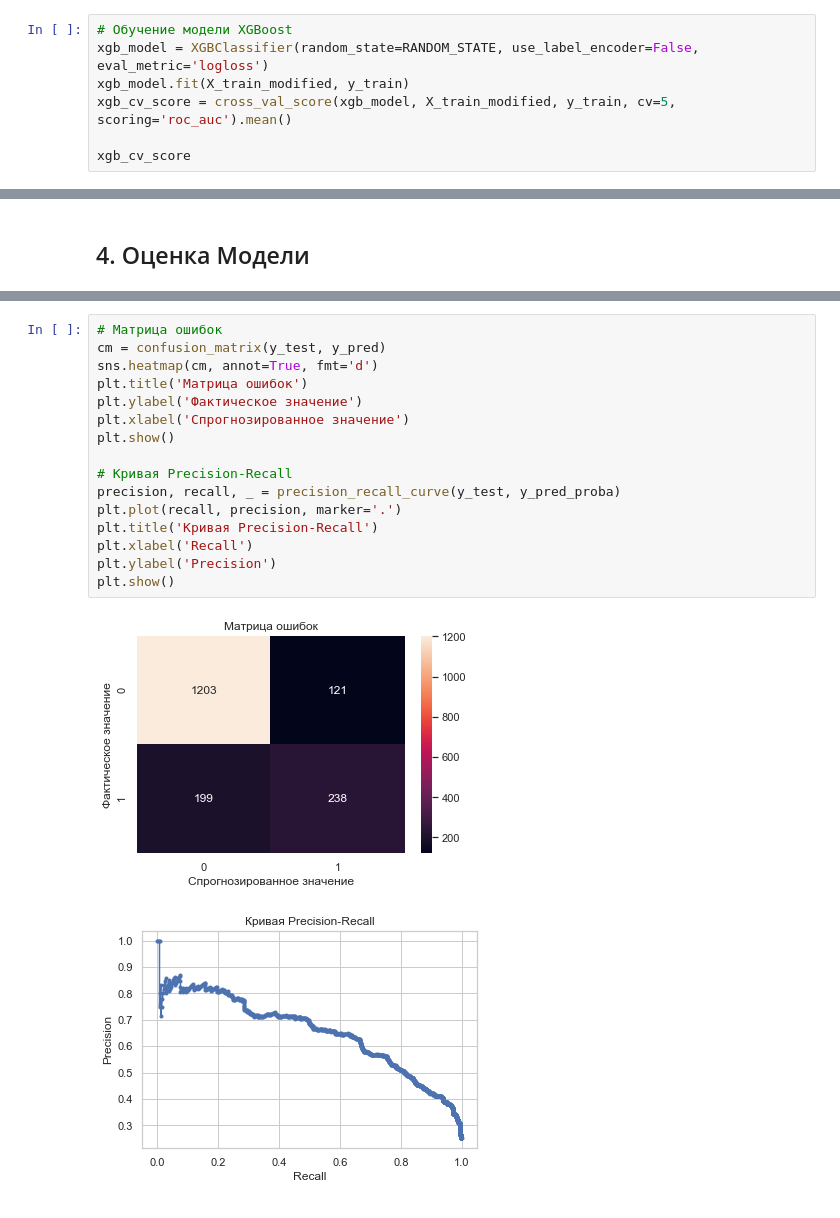
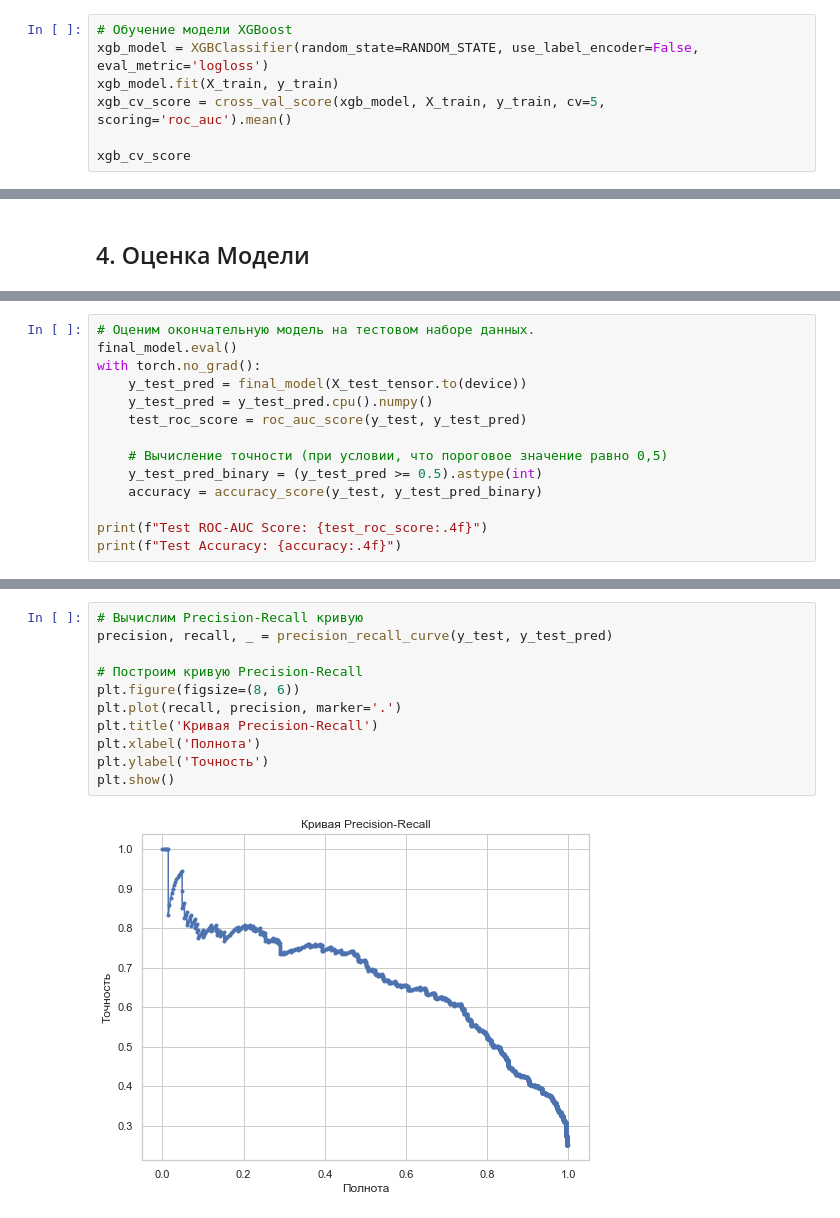
Before and after one commit to GasimV/Telecom-Operator-Churn-Prediction, a Jupyter notebook: teledom_churn_prediction.ipynb, the cells around one changed output, grey strips where cells are left out. Drawn from its saved outputs; the diff is of its cells as text.

```diff
--- a/teledom_churn_prediction.ipynb
+++ b/teledom_churn_prediction.ipynb
@@ -434,8 +433,8 @@ rf_cv_score = cross_val_score(rf_model, X_train_modified, y_train, cv=5, scoring
 # %%
 # Обучение модели XGBoost
 xgb_model = XGBClassifier(random_state=RANDOM_STATE, use_label_encoder=False, eval_metric='logloss')
-xgb_model.fit(X_train_modified, y_train)
-xgb_cv_score = cross_val_score(xgb_model, X_train_modified, y_train, cv=5, scoring='roc_auc').mean()
+xgb_model.fit(X_train, y_train)
+xgb_cv_score = cross_val_score(xgb_model, X_train, y_train, cv=5, scoring='roc_auc').mean()
 
 xgb_cv_score
 # %% [output]
@@ -695,0 +850,14 @@ accuracy = accuracy_score(y_test, y_pred)
+# %%
+# Оценим окончательную модель на тестовом наборе данных.
+final_model.eval()
+with torch.no_grad():
+    y_test_pred = final_model(X_test_tensor.to(device))
+    y_test_pred = y_test_pred.cpu().numpy()
+    test_roc_score = roc_auc_score(y_test, y_test_pred)
+
+    # Вычисление точности (при условии, что пороговое значение равно 0,5)
+    y_test_pred_binary = (y_test_pred >= 0.5).astype(int)
+    accuracy = accuracy_score(y_test, y_test_pred_binary)
+
+print(f"Test ROC-AUC Score: {test_roc_score:.4f}")
+print(f"Test Accuracy: {accuracy:.4f}")
@@ -696,19 +911,13 @@ accuracy = accuracy_score(y_test, y_pred)
 # %%
-# Матрица ошибок
-cm = confusion_matrix(y_test, y_pred)
-sns.heatmap(cm, annot=True, fmt='d')
-plt.title('Матрица ошибок')
-plt.ylabel('Фактическое значение')
-plt.xlabel('Спрогнозированное значение')
-plt.show()
+# Вычислим Precision-Recall кривую
+precision, recall, _ = precision_recall_curve(y_test, y_test_pred)
 
-# Кривая Precision-Recall
-precision, recall, _ = precision_recall_curve(y_test, y_pred_proba)
+# Построим кривую Precision-Recall
+plt.figure(figsize=(8, 6))
 plt.plot(recall, precision, marker='.')
 plt.title('Кривая Precision-Recall')
-plt.xlabel('Recall')
-plt.ylabel('Precision')
+plt.xlabel('Полнота')
+plt.ylabel('Точность')
 plt.show()
 # %% [output]
-[figure, old version]
+[figure, new version]
-[figure, removed]
```
Also changed, not shown: parts of 21 cells of this notebook.
